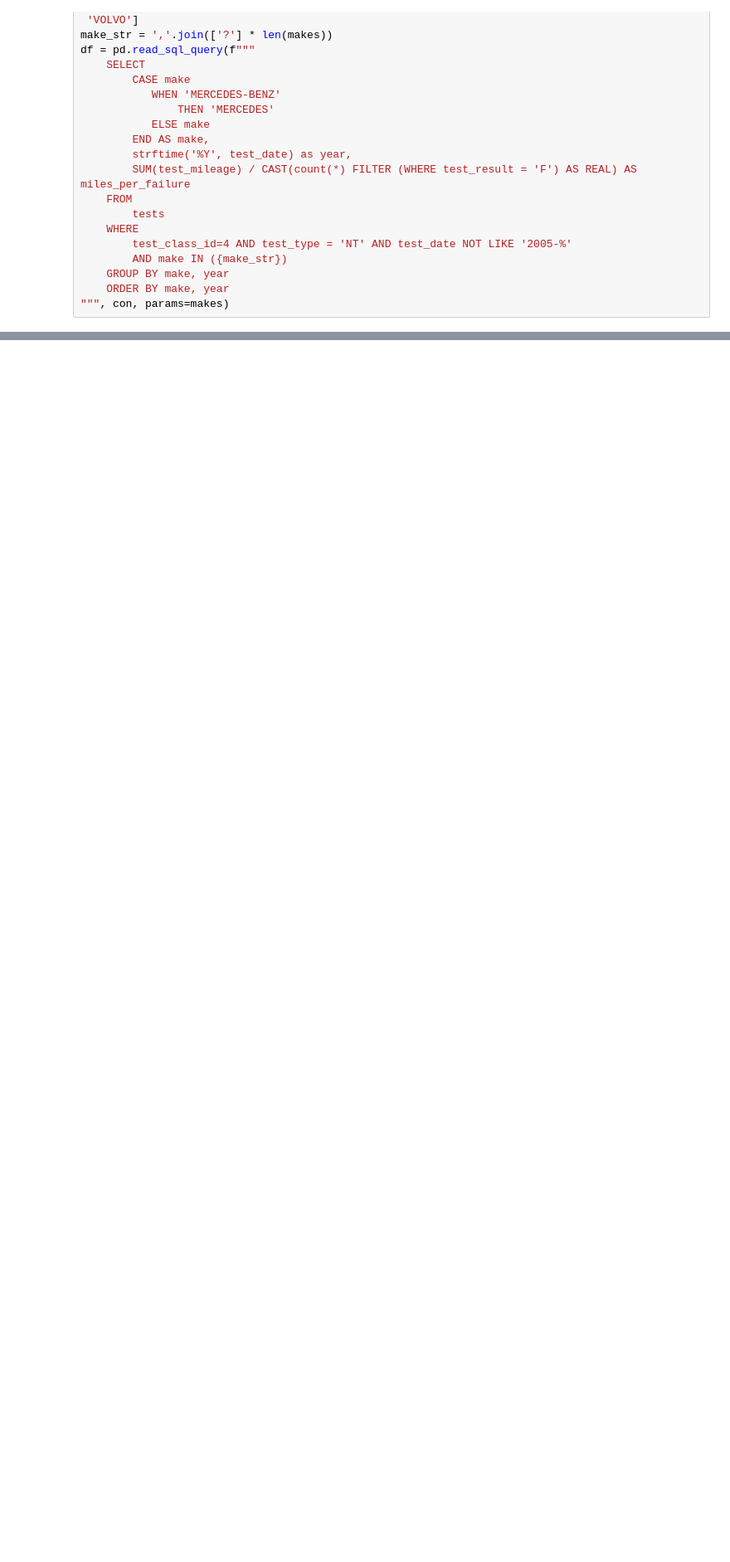
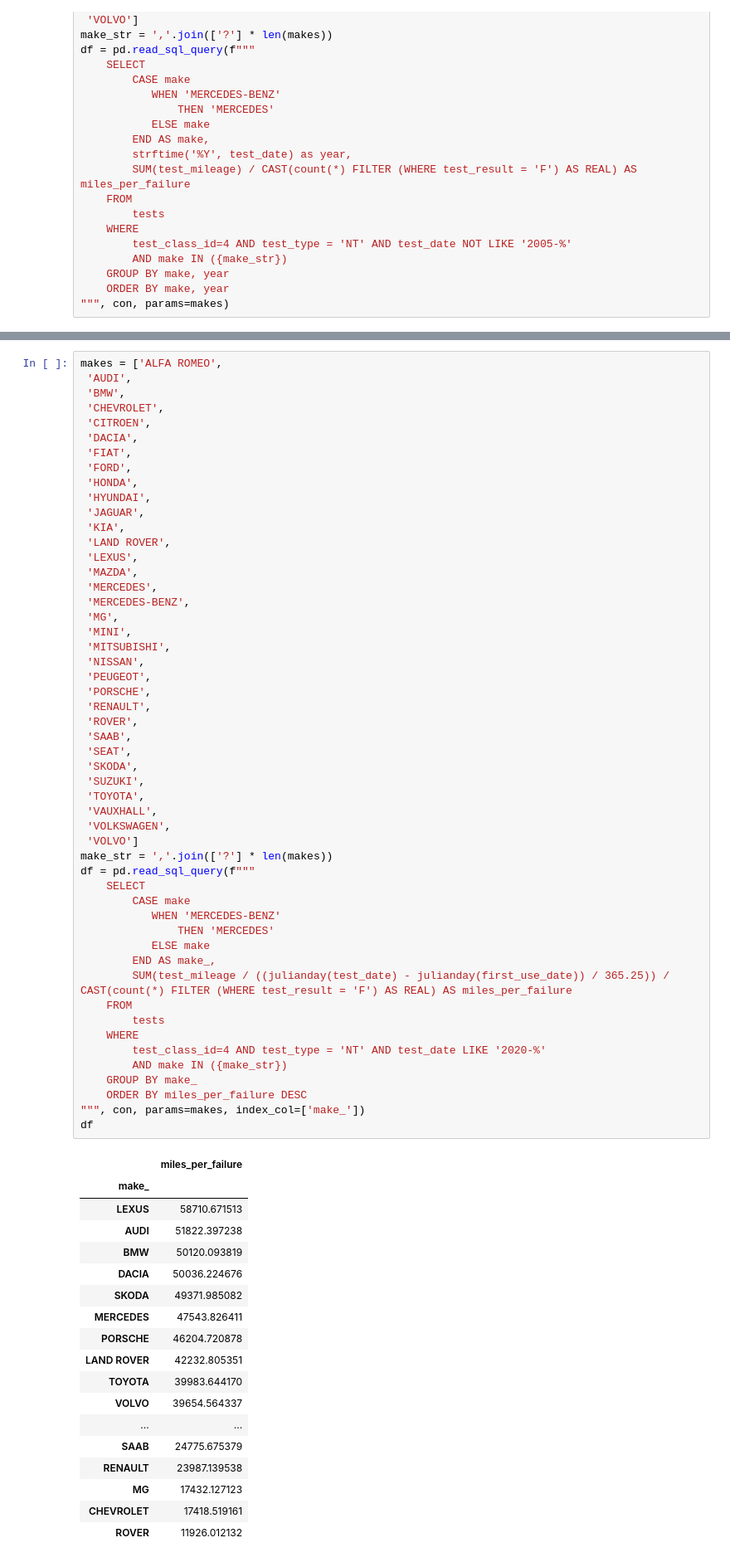
Before and after one commit to michalc/dft-mot-analysis, a Jupyter notebook: explore.ipynb, the cells around one changed output, grey strips where cells are left out. Shown at 83% size. Saved outputs shown, nothing was run; the diff lists cells and outputs as text; blank space fills up the shorter version.

```diff
--- a/explore.ipynb
+++ b/explore.ipynb
@@ -930,3 +930,74 @@ ax.yaxis.set_major_formatter(
 plt.savefig("graph.svg")
 # %% [output]
 [drawing not drawn]
+# %%
+makes = ['ALFA ROMEO',
+ 'AUDI',
+ 'BMW',
+ 'CHEVROLET',
+ 'CITROEN',
+ 'DACIA',
+ 'FIAT',
+ 'FORD',
+ 'HONDA',
+ 'HYUNDAI',
+ 'JAGUAR',
+ 'KIA',
+ 'LAND ROVER',
+ 'LEXUS',
+ 'MAZDA',
+ 'MERCEDES',
+ 'MERCEDES-BENZ',
+ 'MG',
+ 'MINI',
+ 'MITSUBISHI',
+ 'NISSAN',
+ 'PEUGEOT',
+ 'PORSCHE',
+ 'RENAULT',
+ 'ROVER',
+ 'SAAB',
+ 'SEAT',
+ 'SKODA',
+ 'SUZUKI',
+ 'TOYOTA',
+ 'VAUXHALL',
+ 'VOLKSWAGEN',
+ 'VOLVO']
+make_str = ','.join(['?'] * len(makes))
+df = pd.read_sql_query(f"""
+    SELECT
+        CASE make
+           WHEN 'MERCEDES-BENZ'
+               THEN 'MERCEDES'
+           ELSE make
+        END AS make_,
+        SUM(test_mileage / ((julianday(test_date) - julianday(first_use_date)) / 365.25)) / CAST(count(*) FILTER (WHERE test_result = 'F') AS REAL) AS miles_per_failure
+    FROM
+        tests
+    WHERE
+        test_class_id=4 AND test_type = 'NT' AND test_date LIKE '2020-%'
+        AND make IN ({make_str})
+    GROUP BY make_
+    ORDER BY miles_per_failure DESC
+""", con, params=makes, index_col=['make_'])
+df
+# %% [output]
+|  | miles_per_failure |
+| make_ |  |
+| LEXUS | 58710.671513 |
+| AUDI | 51822.397238 |
+| BMW | 50120.093819 |
+| DACIA | 50036.224676 |
+| SKODA | 49371.985082 |
+| MERCEDES | 47543.826411 |
+| PORSCHE | 46204.720878 |
+| LAND ROVER | 42232.805351 |
+| TOYOTA | 39983.644170 |
+| VOLVO | 39654.564337 |
+| ... | ... |
+| SAAB | 24775.675379 |
+| RENAULT | 23987.139538 |
+| MG | 17432.127123 |
+| CHEVROLET | 17418.519161 |
+| ROVER | 11926.012132 |
```
Also changed, not shown: parts of 3 cells of this notebook.
